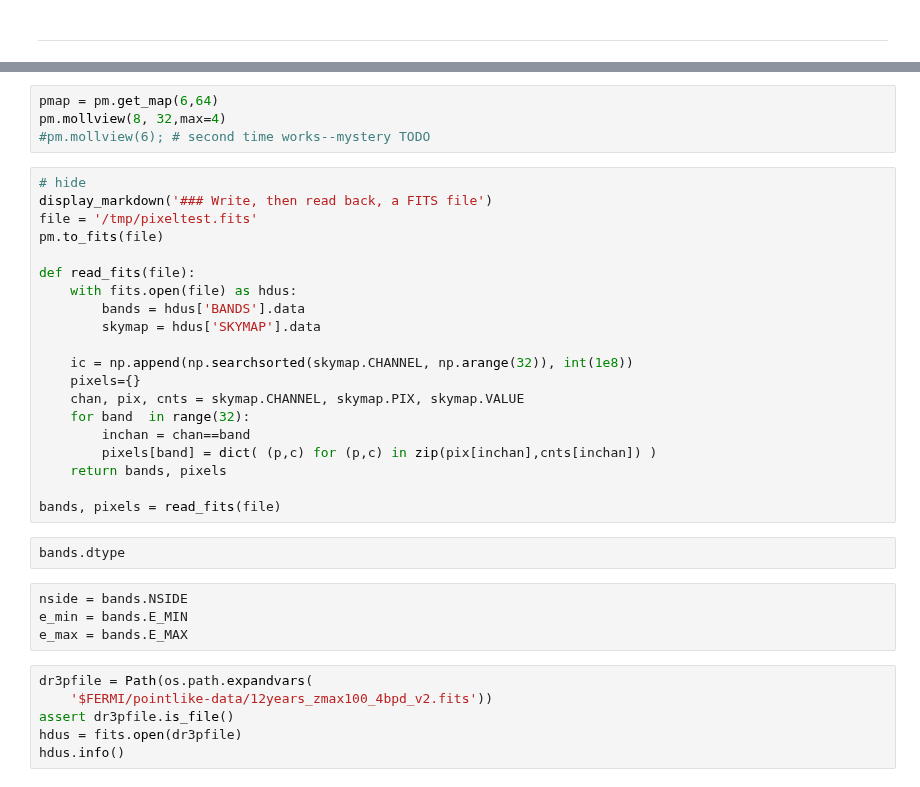
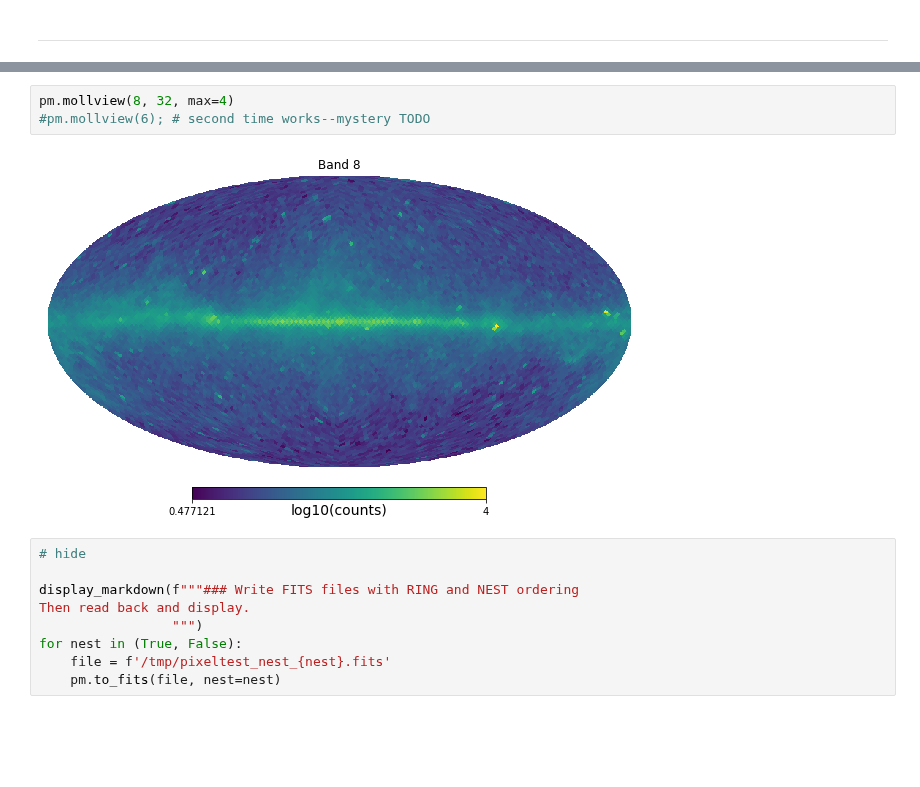
Before and after one commit to tburnett/wtlike, a Jupyter notebook: nbs/01_data_man.ipynb, the cells around one changed output, grey strips where cells are left out. Cells and saved outputs as stored; diff of their text form; blank space fills up the shorter version.

Commit message:
fixes to data_man/PixelView

```diff
--- a/nbs/01_data_man.ipynb
+++ b/nbs/01_data_man.ipynb
@@ -1345,36 +1473,14 @@ pm.plot_pixel_counts()
 # %%
-pmap = pm.get_map(6,64)
-pm.mollview(8, 32,max=4)
+pm.mollview(8, 32, max=4)
 #pm.mollview(6); # second time works--mystery TODO
+# %% [output]
+[figure, added]
-# %%
-# hide
-display_markdown('### Write, then read back, a FITS file')
-file = '/tmp/pixeltest.fits'
-pm.to_fits(file)
-
-def read_fits(file):
-    with fits.open(file) as hdus:
-        bands = hdus['BANDS'].data
-        skymap = hdus['SKYMAP'].data
-
-    ic = np.append(np.searchsorted(skymap.CHANNEL, np.arange(32)), int(1e8))
-    pixels={}
-    chan, pix, cnts = skymap.CHANNEL, skymap.PIX, skymap.VALUE
-    for band  in range(32):
-        inchan = chan==band
-        pixels[band] = dict( (p,c) for (p,c) in zip(pix[inchan],cnts[inchan]) )
-    return bands, pixels
-
-bands, pixels = read_fits(file)
-# %%
-bands.dtype
-# %%
-nside = bands.NSIDE
-e_min = bands.E_MIN
-e_max = bands.E_MAX
-# %%
-dr3pfile = Path(os.path.expandvars(
-    '$FERMI/pointlike-data/12years_zmax100_4bpd_v2.fits'))
-assert dr3pfile.is_file()
-hdus = fits.open(dr3pfile)
-hdus.info()
+# %%
+# hide
+
+display_markdown(f"""### Write FITS files with RING and NEST ordering
+Then read back and display.
+                 """)
+for nest in (True, False):
+    file = f'/tmp/pixeltest_nest_{nest}.fits'
+    pm.to_fits(file, nest=nest)
```
Also changed, not shown: parts of 9 cells of this notebook, 5 other files.
